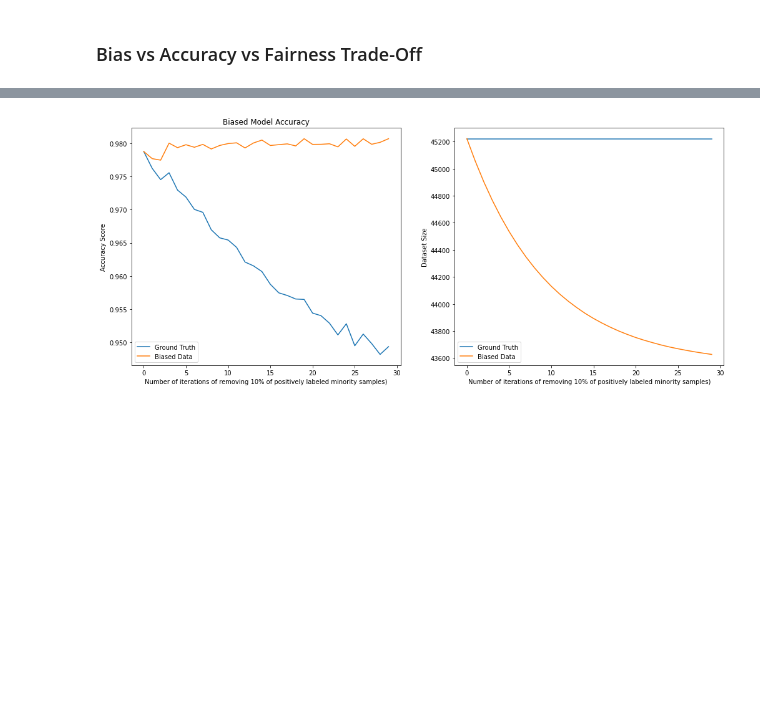
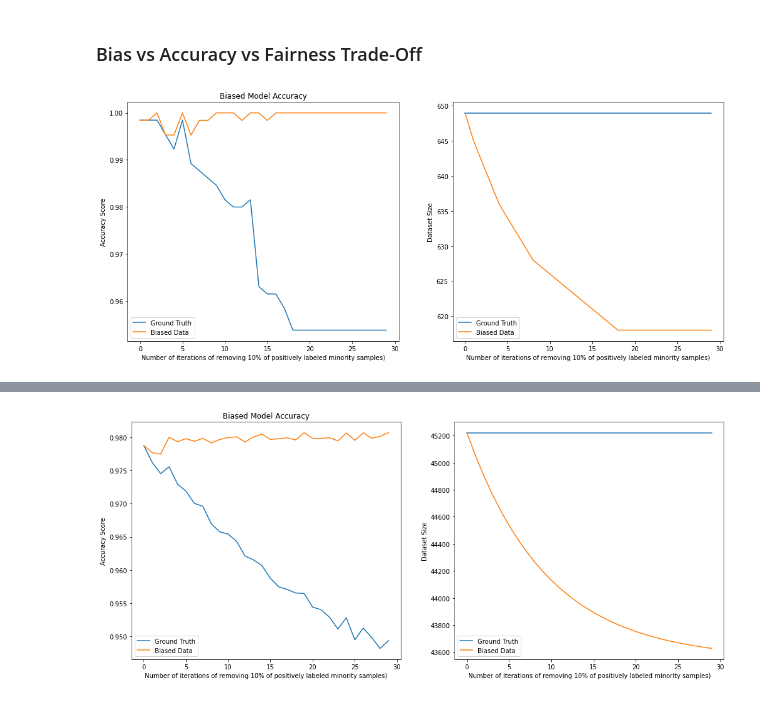
Before and after one commit to mnagired/fairness-sandbox, a Jupyter notebook: under.ipynb, the cells around one changed output, grey strips where cells are left out. Saved outputs shown, nothing was run; the diff lists cells and outputs as text; code cells hidden in the pictures; blank space fills up the shorter version.

Commit message:
student performance plots

```diff
--- a/under.ipynb
+++ b/under.ipynb
@@ -874,3 +874,17 @@ def tradeoff_visualization(classifier, X_true, y_true, df_favored,
             print("Finished Iteration: ", i)
 
     return bias_amts, dataset_size_true, dataset_size_bias, accuracy_on_biased, accuracy_on_true, accuracy_on_biased_mitigated, accuracy_on_true_mitigated
+# %%
+classifier = RandomForestClassifier(n_estimators = 5, criterion = 'entropy', random_state = 42)
+
+bias_amts, dataset_size_true, dataset_size_bias, \
+accuracy_on_biased, accuracy_on_true, accuracy_on_biased_mitigated, accuracy_on_true_mitigated = \
+tradeoff_visualization(classifier, X_true=X_por_true, y_true=y_por_true, \
+                       df_favored=df_favored_por, df_unfavored_positive= df_unfavored_por_positive,\
+                       df_unfavored_negative= df_unfavored_por_negative, sensitive_feature="address",\
+                       cat_cols=get_cat_cols(datasets['student_por']), is_adult=False, label = "pass",\
+                       apply_fairness=False,verbose=False)
+# %%
+accuracy_visualizations(bias_amts, dataset_size_true, dataset_size_bias, accuracy_on_biased, accuracy_on_true, accuracy_on_biased_mitigated, accuracy_on_true_mitigated, False)
+# %% [output]
+[figure, added]
```
Also changed, not shown: parts of 6 cells of this notebook.
